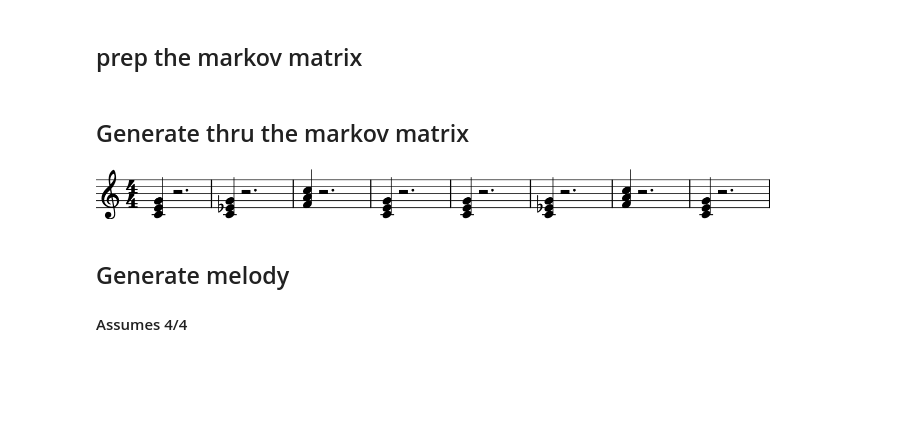
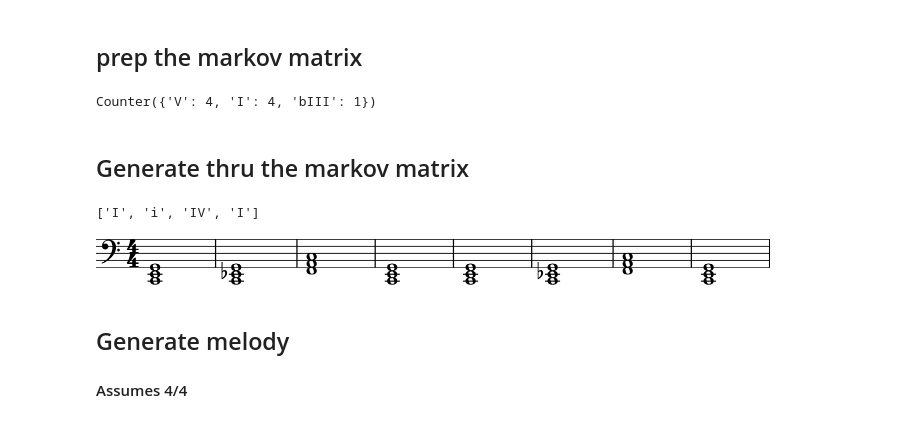
Before and after one commit to christianscarlett/cmtfp, a Jupyter notebook: finalproject.ipynb, the cells around one changed output. Drawn from its saved outputs; the diff is of its cells as text; code cells hidden in the pictures; blank space fills up the shorter version.

```diff
--- a/finalproject.ipynb
+++ b/finalproject.ipynb
@@ -226,6 +226,10 @@ def chord_progression_markov_dict(scores):
     return(markov_dict)
 # %%
 markov_chords = chord_progression_markov_dict(dataset_transposed)
+# %%
+markov_chords[('V', 'IV')]
+# %% [output]
+Counter({'V': 4, 'I': 4, 'bIII': 1})
 # %% [markdown]
 ## Generate thru the markov matrix
 # %%
@@ -279,6 +283,10 @@ def generate_looping_chords (markov_chords, length=4):
     return chord_prog[:-1]
 # %%
 looping_chords = generate_looping_chords(markov_chords, 4)
+# %%
+print(looping_chords)
+# %% [output]
+['I', 'i', 'IV', 'I']
 # %%
 def restify(m):
     def insert_rest(offset, length):
@@ -306,36 +314,40 @@ def restify(m):
 
     return m
 
 def generate_chords_part(progression, length, k=key.Key('C')):
     '''
     Generate a Part that is the chord progression repeated for a quarterlength of length.
     '''
     p = stream.Part()
+    p.append( clef.BassClef())
     p.append(meter.TimeSignature('4/4'))
     chords, rhythm, _ = progression
     chord_idx = 0
     for i in range(length // 4):
         m = stream.Measure()
 
         measure_idx = i % 4
         for j, symbol in enumerate(chords):
             if rhythm[j]['measure'] == measure_idx:
                 # place a chord here
                 chrd = roman.RomanNumeral(symbol, k)
+                chrd.quarterLength = 4.0
                 m.insert(rhythm[j]['beat'], chrd)
 
-        restify(m)
+                # bring chords down
+                chrd.transpose(-24, inPlace=True)
+
+        # restify(m)
         p.append(m)
 
     return p
 
 four_chord_rhythm = [{'measure': 0, 'beat': 0}, {'measure': 1, 'beat': 0},  {'measure': 2, 'beat': 0}, {'measure': 3, 'beat': 0}]
-four_chord_rhythm = []
 prog = (looping_chords, four_chord_rhythm, 'junk')
 p = generate_chords_part(prog, 4*8)
 p.show()
 # %% [output]
-[figure, old version]
+[figure, new version]
 # %% [markdown]
 ## Generate melody
 #### Assumes 4/4
```
Also changed, not shown: parts of 4 cells of this notebook, 3 other files.
